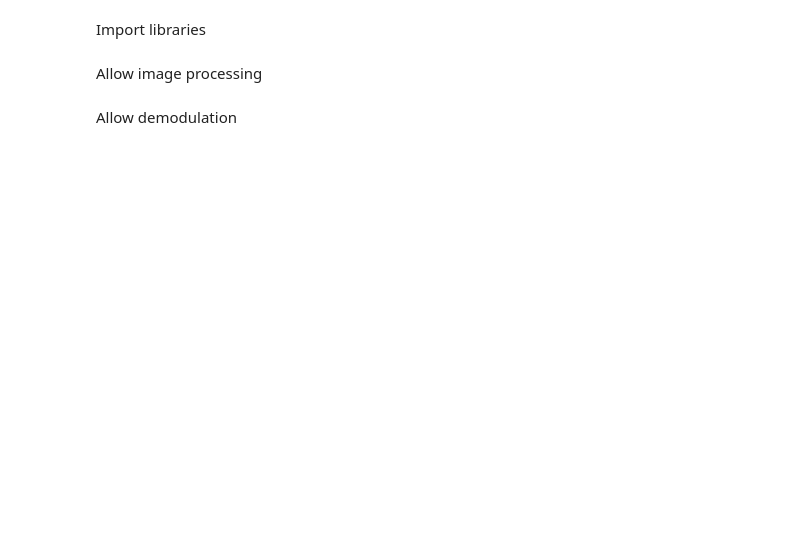
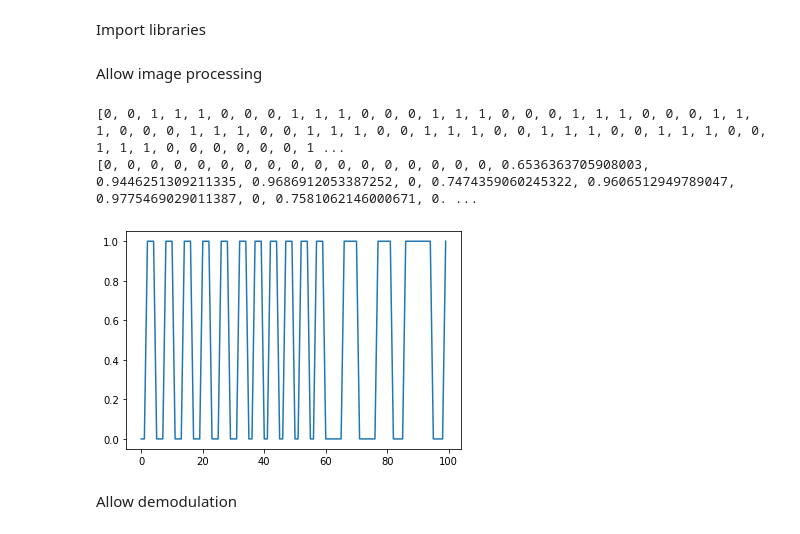
Before and after one commit to Nils134/VLCS_2022, a Jupyter notebook: reading.ipynb, the cells around one changed output. Cells and saved outputs as stored; diff of their text form; code cells hidden in the pictures; blank space fills up the shorter version.

```diff
--- a/reading.ipynb
+++ b/reading.ipynb
@@ -26,6 +44,8 @@ values = []
 # %% [markdown]
 Allow image processing
 # %%
+circles = []
+
 for i in range(100, 962):
     image_address = "./resources/image_" + str(i) + ".jpg"
 
@@ -50,7 +70,7 @@ for i in range(100, 962):
     # ## use this command to place enough spacing between the borders of images and the numbers
     # fig.tight_layout()
 
-    thresh = cv2.threshold(blurred, 200 , 255 , cv2.THRESH_BINARY)[1]
+    thresh = cv2.threshold(blurred, 150, 255 , cv2.THRESH_BINARY)[1]
 
     thresh = cv2.erode(thresh, None, iterations=2)
     thresh = cv2.dilate(thresh, None, iterations=4)
@@ -86,6 +106,7 @@ for i in range(100, 962):
     individual_masks_cp = [mask.copy() for mask in individual_masks]
 
     value = 0
+    max_circle = 0
 
     for idx , current_mask in enumerate(individual_masks_cp):
         cnts = cv2.findContours(current_mask.copy(), cv2.RETR_EXTERNAL,cv2.CHAIN_APPROX_SIMPLE)
@@ -113,9 +134,80 @@ for i in range(100, 962):
         if ((mask_non_zero_area / circle_area) > 0.9):
             value = 1
 
+        if ((mask_non_zero_area / circle_area) > max_circle):
+            max_circle = mask_non_zero_area / circle_area
+
         #plt.title("circles' filled ratio = {:.2}".format(mask_non_zero_area / circle_area))
 
     values.append(value)
+    circles.append(max_circle)
+# %%
+rising = 0
+falling = 0
+
+start = 0
+
+result = []
+
+for i in range(0, len(circles) - 1):
+    if (circles[i] > 0.3):
+        start = i
+        result.append(0)
+        break
+
+for i in range(start, len(circles) - 1):
+    if (circles[i] > 0.9):
+        if (falling > rising):
+            result.append(1)
+        result.append(1)
+    elif (circles[i] < 0.1):
+        if (rising > falling):
+            result.append(0)
+        result.append(0)
+    else:
+        if (result[-1] == 0):
+            rising = i
+            result.append(0)
+            result.append(1)
+        else:
+            falling = i
+            result.append(1)
+            result.append(0)
+
+print(result[0:100])
+print(circles[0:100])
+
+plt.plot(result[0:100])
+plt.show()
+
+# for i in range(0, len(values)-1):
+#     if (last == 0):
+#         if (values[i] > 0.9):
+#             if (switch_index != 0):
+#                 switched.append(i - switch_index)
+#             switch_index = i
+#             last = 1
+#     else:
+#         if (values[i] < 0.1):
+#             if (switch_index != 0):
+#                 switched.append(i - switch_index)
+#             last = 0
+#             switch_index = i
+
+#     # if (abs(last - circles[i]) > 0.5):
+#     #     # switch
+#     #     switched.append(i - switch_index)
+#     #     switch_index = i
+#     #     last = circles[i]
+
+# print(switched)
+
+# plt.plot(circles[0:100])
+# plt.show()
+# %% [output]
+[0, 0, 1, 1, 1, 0, 0, 0, 1, 1, 1, 0, 0, 0, 1, 1, 1, 0, 0, 0, 1, 1, 1, 0, 0, 0, 1, 1, 1, 0, 0, 0, 1, 1, 1, 0, 0, 1, 1, 1, 0, 0, 1, 1, 1, 0, 0, 1, 1, 1, 0, 0, 1, 1, 1, 0, 0, 1, 1, 1, 0, 0, 0, 0, 0, 0, 1 ...
+[0, 0, 0, 0, 0, 0, 0, 0, 0, 0, 0, 0, 0, 0, 0, 0, 0, 0.6536363705908003, 0.9446251309211335, 0.9686912053387252, 0, 0.7474359060245322, 0.9606512949789047, 0.9775469029011387, 0, 0.7581062146000671, 0. ...
+[figure, added]
 # %% [markdown]
 Allow demodulation
 # %%
```
Also changed, not shown: parts of 2 cells of this notebook, 1 other file.
